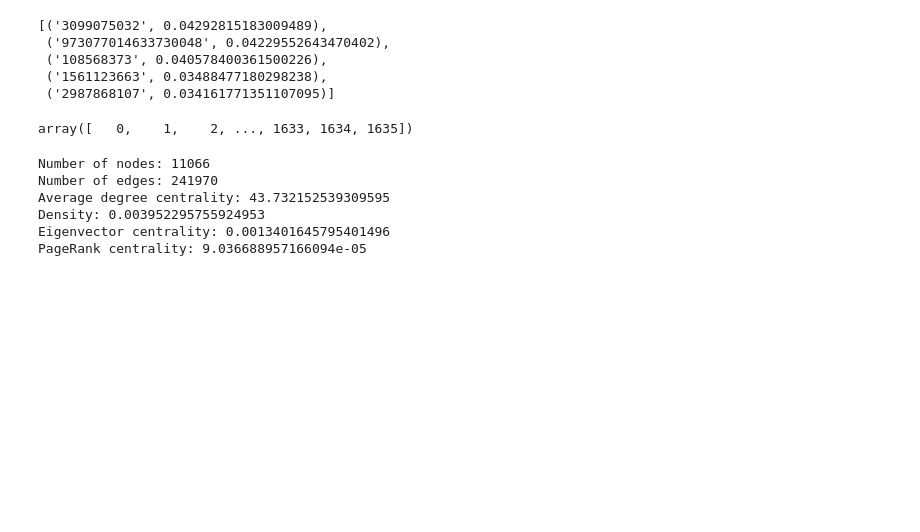
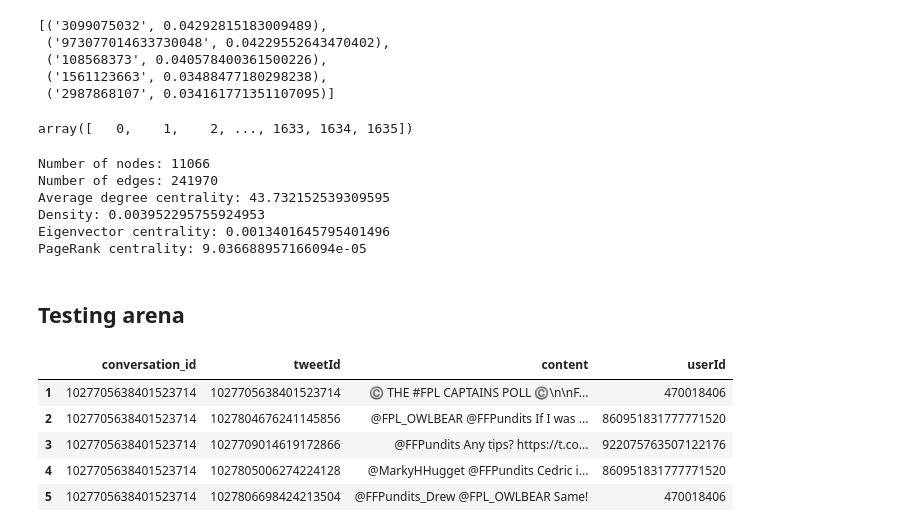
Before and after one commit to marilin99/Net_sci_sports, a Jupyter notebook: Network analysis/test.ipynb, the cells around one changed output. Drawn from its saved outputs; the diff is of its cells as text; code cells hidden in the pictures; blank space fills up the shorter version.

```diff
--- a/Network analysis/test.ipynb
+++ b/Network analysis/test.ipynb
@@ -237,3 +253,5 @@ Average degree centrality: 43.732152539309595
 Density: 0.003952295755924953
 Eigenvector centrality: 0.0013401645795401496
 PageRank centrality: 9.036688957166094e-05
+# %% [markdown]
+## Testing arena
@@ -239,0 +264,9 @@ PageRank centrality: 9.036688957166094e-05
+# %%
+res.head()
+# %% [output]
+|  | conversation_id | tweetId | content | userId |
+| 1 | 1027705638401523714 | 1027705638401523714 | ©️ THE #FPL CAPTAINS POLL ©️\n\nF... | 470018406 |
+| 2 | 1027705638401523714 | 1027804676241145856 | @FPL_OWLBEAR @FFPundits If I was ... | 860951831777771520 |
+| 3 | 1027705638401523714 | 1027709014619172866 | @FFPundits Any tips? https://t.co... | 922075763507122176 |
+| 4 | 1027705638401523714 | 1027805006274224128 | @MarkyHHugget @FFPundits Cedric i... | 860951831777771520 |
+| 5 | 1027705638401523714 | 1027806698424213504 | @FFPundits_Drew @FPL_OWLBEAR Same! | 470018406 |
```
Also changed, not shown: parts of 36 cells of this notebook, 4 other files.
